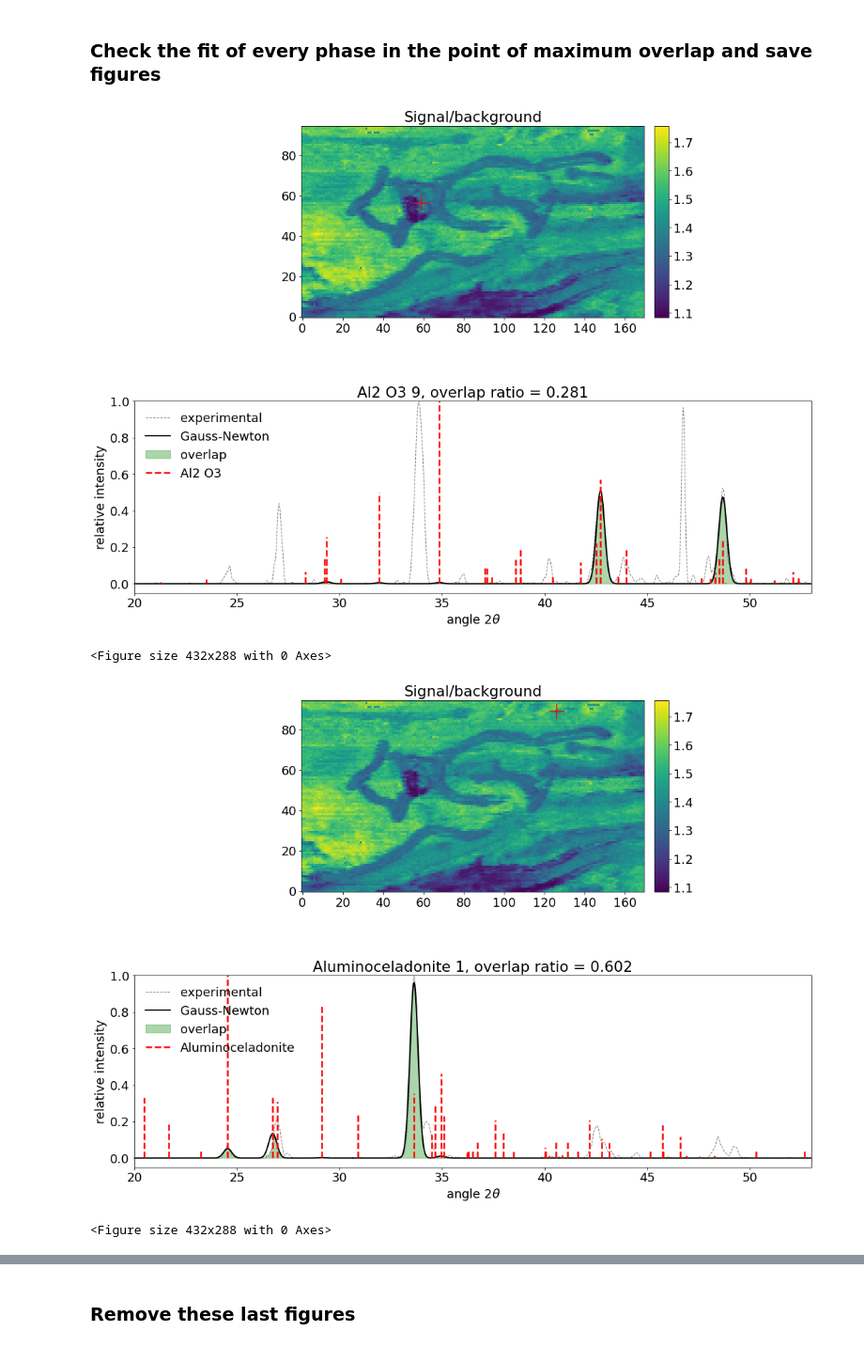
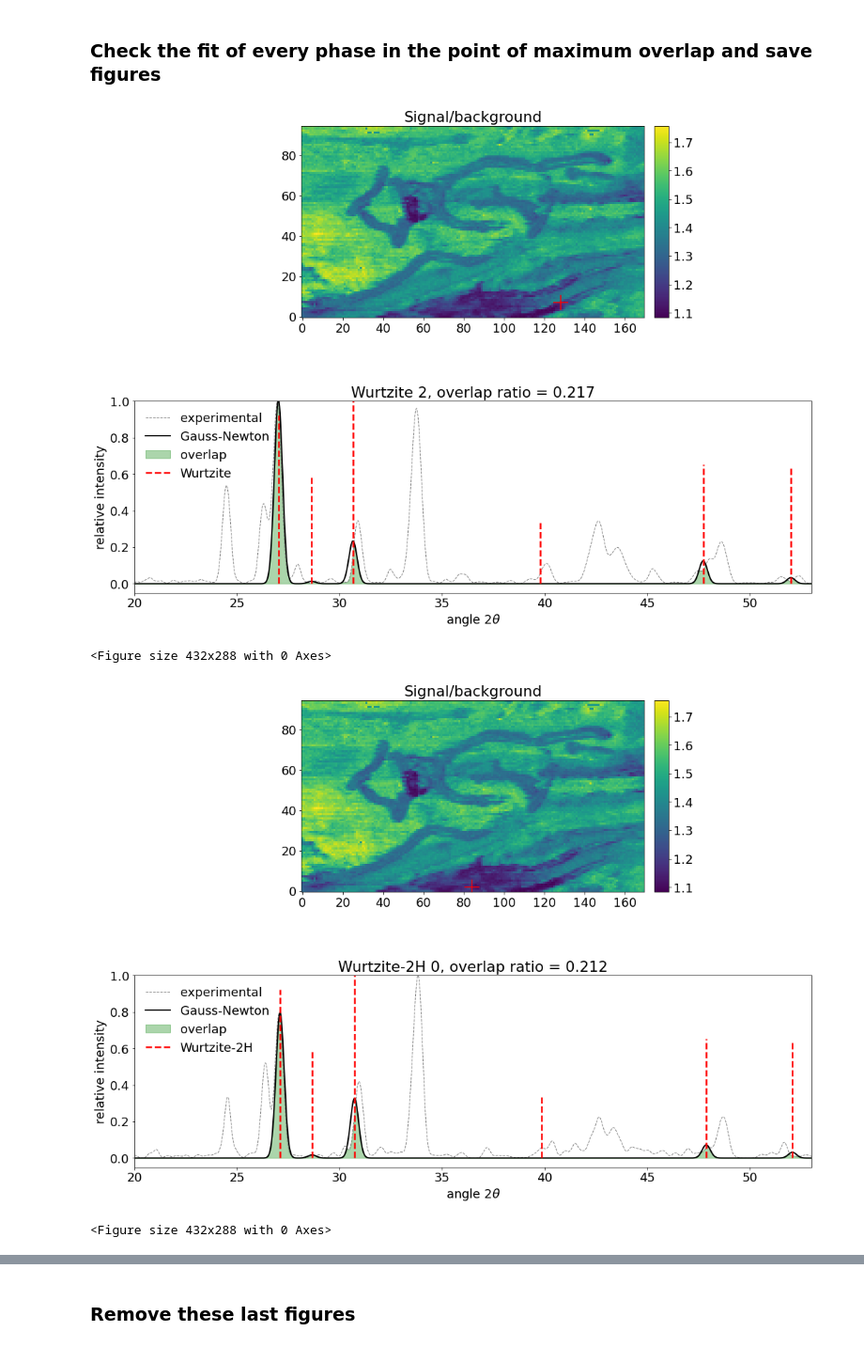
Before and after one commit to DarioZappala/XRDAnalysis, a Jupyter notebook: XRD_exploration.ipynb, the cells around one changed output, grey strips where cells are left out. Shown at 94% size. Drawn from its saved outputs; the diff is of its cells as text; code cells hidden in the pictures.

```diff
--- a/XRD_exploration.ipynb
+++ b/XRD_exploration.ipynb
@@ -221,9 +221,11 @@ print(f'{n_corrected:.0f} pixels out of {data_xrf.labels.shape[0] * data_xrf.lab
 data_xrf.labels -= data_xrf.labels.min(axis = (0, 1), keepdims = True)
 
 ### Correct specific pixel ###
-#x, y = 0, 0
-#for i in range(data_xrf.labels.shape[2]):
-#    data_xrf.labels[y, x, i] = nanmin(data_xrf.labels[..., i])
+#pixels_to_correct = []
+pixels_to_correct = [(0, 0)]
+for x, y in pixels_to_correct:
+    for i in range(data_xrf.labels.shape[2]):
+        data_xrf.labels[y, x, i] = nanmin(data_xrf.labels[..., i])
 
 maps_xrf_norm = data_xrf.labels / data_xrf.labels.max(axis = (0, 1), keepdims = True)
 # %% [output]
@@ -236,7 +238,7 @@ maps_xrf_norm = data_xrf.labels / data_xrf.labels.max(axis = (0, 1), keepdims =
 - `elements_excluded`: Elements that must not be in the selected phases.
 # %%
 elements_chosen = ['Zn']
-elements_excluded = ['Ba', 'Cd', 'Co', 'Cr', 'Cu', 'Fe', 'Hg', 'K', 'Mn', 'Pb', 'Sn', 'Ti']
+elements_excluded = ['As', 'Ba', 'Cd', 'Co', 'Cr', 'Cu', 'Fe', 'Hg', 'K', 'Mn', 'Pb', 'Sn', 'Ti']
 # DO NOT EXCLUDE: Al, Ca, Cl, P, S, Si
 
 df_phases = DataFrame(columns = ['Name in database', 'Chemical formula', 'N. of samples'])
@@ -323,7 +325,7 @@ print(f'{(x_xrf, y_xrf)}')
 rcParams['font.size'] = 18
 
 offset_background = 10 # default: 0
-smooth = 5             # set to 0 for no smooth
+std_smooth = 5             # set to 0 for no smooth
 
 phases_calibration = database['Hydrocerussite'][0]
 #phases_calibration = PhaseList([hematite])
@@ -356,7 +358,7 @@ show()
 signal_raw = data.data[y, x]
 background = data.background[y, x] + offset_background
 signal_no_bg = maximum(signal_raw - background, 0)
-signal_smoothed = convolve(signal_no_bg, n = ceil(3 * smooth + 1), std = smooth)
+signal_smoothed = convolve(signal_no_bg, n = ceil(3 * std_smooth + 1), std = std_smooth)
 
 fig, ax = subplots(figsize = (16, 5))
 ax.plot(signal_raw, lw = 1, label = 'raw signal')
@@ -471,7 +473,7 @@ Calculations for Zn S (6)... Done.
 ##### Note
 If a phase is selected as primary, it is prevented from being selected as secondary, even with a different sample.
 # %%
-thresholds_overlap_avg = [0.1, 0.2]
+thresholds_overlap_avg = [0.1, 0.3]
 factor_quantile = 2 # the higher, the more permissive the filter is with respect to outliers
 
 
@@ -582,33 +583,35 @@ for i in range(df_phases_sel.shape[0]):
     ### Optimizes calibration and heights of the peaks ###
     #gn.fit_cycle(gamma = True, steps = 16).fit_cycle(a = True, s = True, gamma = True, steps = 16).fit_cycle(gamma = True, steps = 16)
 
     fig, axs = subplots(2, 1, figsize = (15, 8 * y_x_ratio + 6))
     fig.tight_layout(h_pad = 5)
 
     ax = axs[0]
     im = ax.imshow(data.signal_background_ratio.squeeze(), interpolation = 'none')
     ax.scatter(x, y, s = 500, c = 'red', marker = '+')
     cbar = colorbar(im, ax = ax, cax = ax.inset_axes([1.03, 0, 0.04, 1]))
     ax.set_title('Signal/background')
 
     ax = axs[1]
     sca(ax)
     gn.plot_spectrum(c = 'grey', ls = '--', lw = 1, label = 'experimental')
     gn.plot(c = 'black', ls = '-', lw = 2, label = 'Gauss-Newton')
     fill_between(gn.theta.squeeze(), gn.overlap(), color = 'g', alpha = 0.33, label = 'overlap')
     gn.phase.plot(lw = 2.5, alpha = 1)
     ax.set_xlim(min_theta, max_theta)
     ax.set_ylim(-0.05, 1)
     ax.set_xlabel(r'angle $2\theta$')
     ax.set_ylabel(r'relative intensity')
     ax.set_title(f'{phase_name} {phase_sample}, overlap ratio = {gn.overlap3_area_ratio():.3f}')
     legend(frameon = False, loc = 2)
 
     show()
+    for c in ['/', '\\']:
+        phase_name = phase_name.replace(c, '_')
     savefig(f'{path_phases_check}{phase_name} check_fit.png', bbox_inches = 'tight', dpi = 300)
     close(fig)
 # %% [output]
-[figure, old version]
+[figure, new version]
 <Figure size 432x288 with 0 Axes>
-[figure, old version]
+[figure, new version]
 <Figure size 432x288 with 0 Axes>
```
Also changed, not shown: parts of 15 cells of this notebook, 2 other files.
